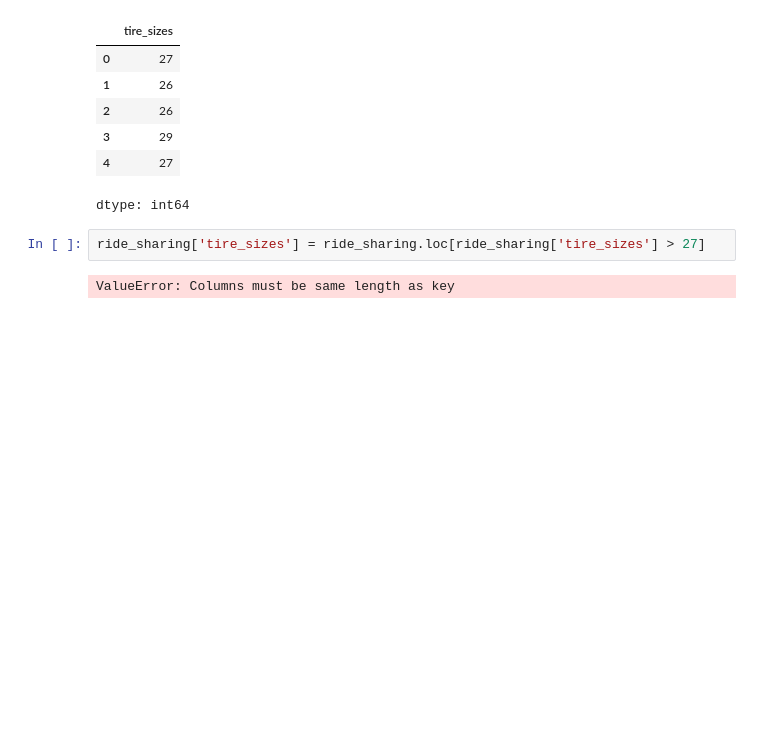
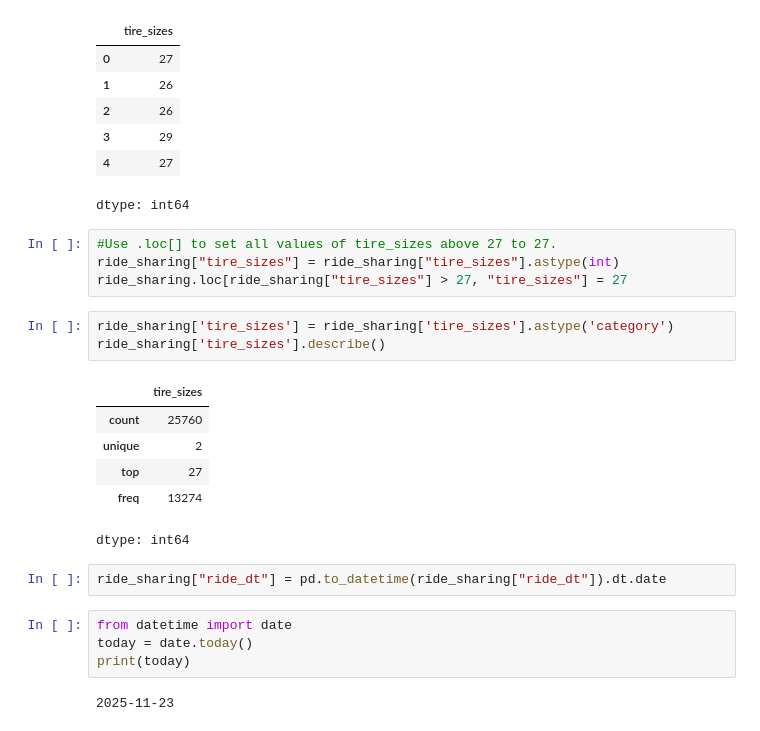
Before and after one commit to kardocode/Begginer, a Jupyter notebook: DataCleaning.ipynb, the cells around one changed output. Drawn from its saved outputs; the diff is of its cells as text; blank space fills up the shorter version.

```diff
--- a/DataCleaning.ipynb
+++ b/DataCleaning.ipynb
@@ -117,7 +118,25 @@ ride_sharing['tire_sizes'].head()
 | 3 | 29 |
 | 4 | 27 |
 dtype: int64
+# %%
+#Use .loc[] to set all values of tire_sizes above 27 to 27.
+ride_sharing["tire_sizes"] = ride_sharing["tire_sizes"].astype(int)
+ride_sharing.loc[ride_sharing["tire_sizes"] > 27, "tire_sizes"] = 27
 # %%
-ride_sharing['tire_sizes'] = ride_sharing.loc[ride_sharing['tire_sizes'] > 27]
+ride_sharing['tire_sizes'] = ride_sharing['tire_sizes'].astype('category')
+ride_sharing['tire_sizes'].describe()
 # %% [output]
+|  | tire_sizes |
+| count | 25760 |
+| unique | 2 |
+| top | 27 |
+| freq | 13274 |
-ValueError: Columns must be same length as key
+dtype: int64
+# %%
+ride_sharing["ride_dt"] = pd.to_datetime(ride_sharing["ride_dt"]).dt.date
+# %%
+from datetime import date
+today = date.today()
+print(today)
+# %% [output]
+2025-11-23
```
Also changed, not shown: parts of 9 cells of this notebook.
